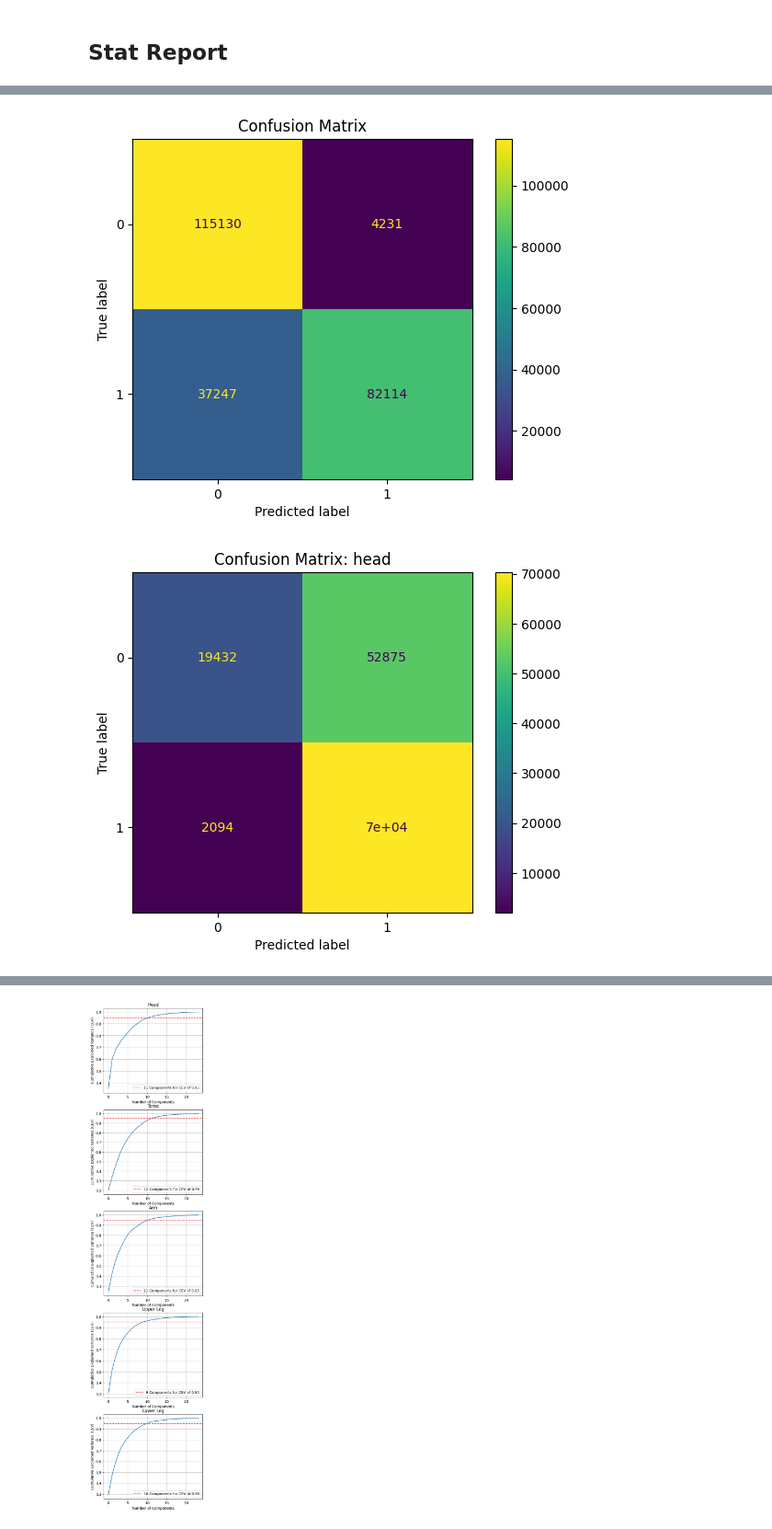
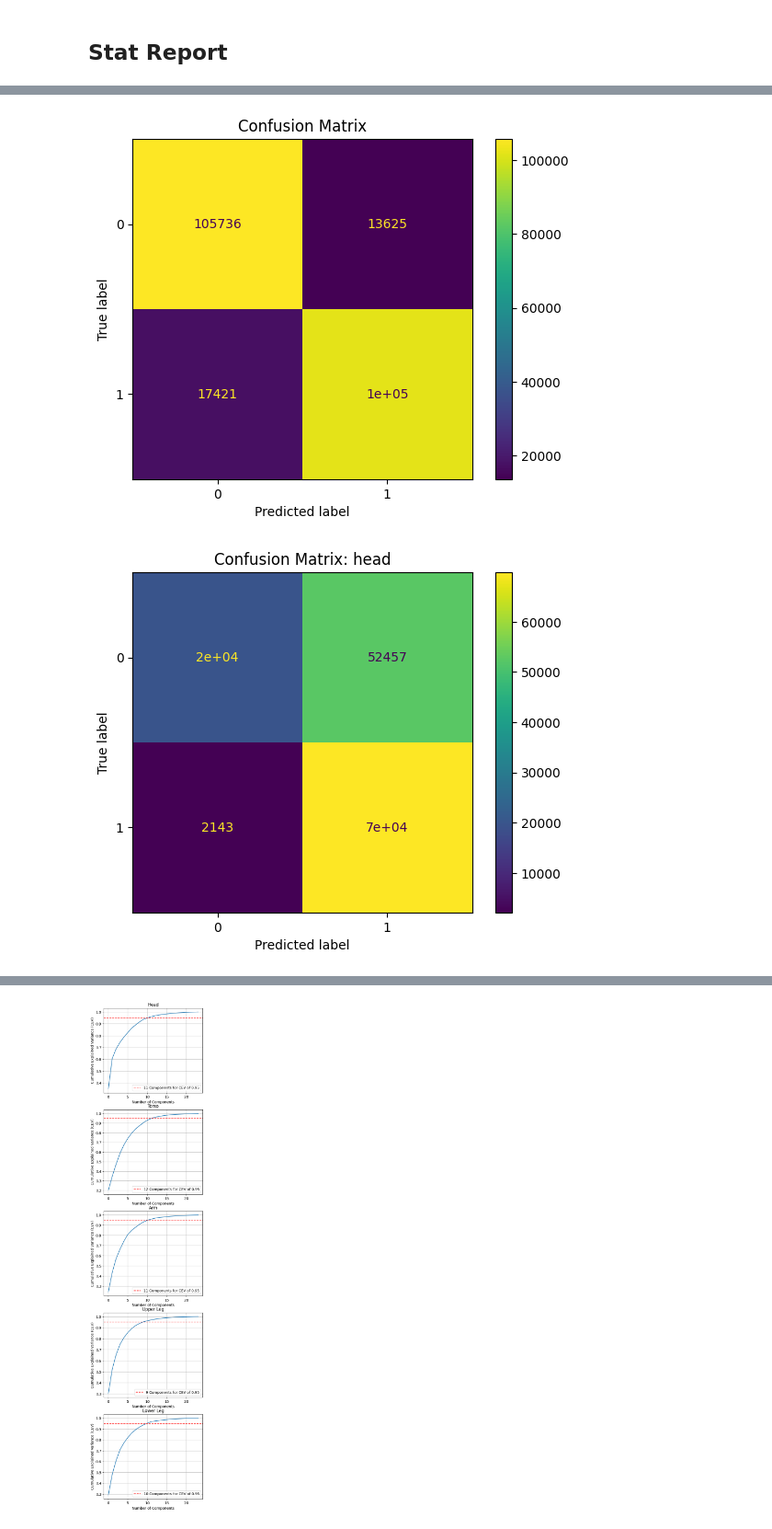
Before and after one commit to juhonamnam/realtime-re-id, a Jupyter notebook: re-id/main.ipynb, the cells around one changed output, grey strips where cells are left out. Shown at 92% size. Cells and saved outputs as stored; diff of their text form; code cells hidden in the pictures.

Commit message:
modify metric

```diff
--- a/re-id/main.ipynb
+++ b/re-id/main.ipynb
@@ -33,7 +33,7 @@ class Config:
     attention_num = len(attention_groups)
     default_thresholds = get_default_thresholds(seg_variant)
 
-    similarity_metric = "weighted_avg" # "weakest_link", "weighted_avg"
+    similarity_metric = "weighted_geometric_mean" # "weakest_link", "weighted_mean", "weighted_geometric_mean"
     similarity_func = SimilarityMetric(similarity_metric, default_thresholds)
 
     input_name = "input"
@@ -1198,20 +1198,20 @@ for att_idx in range(Config.attention_num + 1):
 [figure]
 [figure]
 # %%
-TOTAL_SCORE_THRESHOLD = 0.74
+TOTAL_SCORE_THRESHOLD = 0.64
 PART_SCORE_THRESHOLDS = Config.default_thresholds
 
 for att_idx in range(Config.attention_num + 1):
     threshold = TOTAL_SCORE_THRESHOLD if att_idx == 0 else PART_SCORE_THRESHOLDS[att_idx-1]
     title = "Confusion Matrix" if att_idx == 0 else f"Confusion Matrix: {Config.attention_groups[att_idx - 1]['name']}"
 
     disp = ConfusionMatrixDisplay(confusion_matrix(y_true[att_idx], [0 if y < threshold else 1 for y in y_pred[att_idx]]))
     disp.plot()
     disp.ax_.set_title(title)
     plt.show()
 # %% [output]
-[figure, old version]
+[figure, new version]
-[figure, old version]
+[figure, new version]
 [figure]
 [figure]
 [figure]
```
Also changed, not shown: parts of 5 cells of this notebook, 6 other files.
